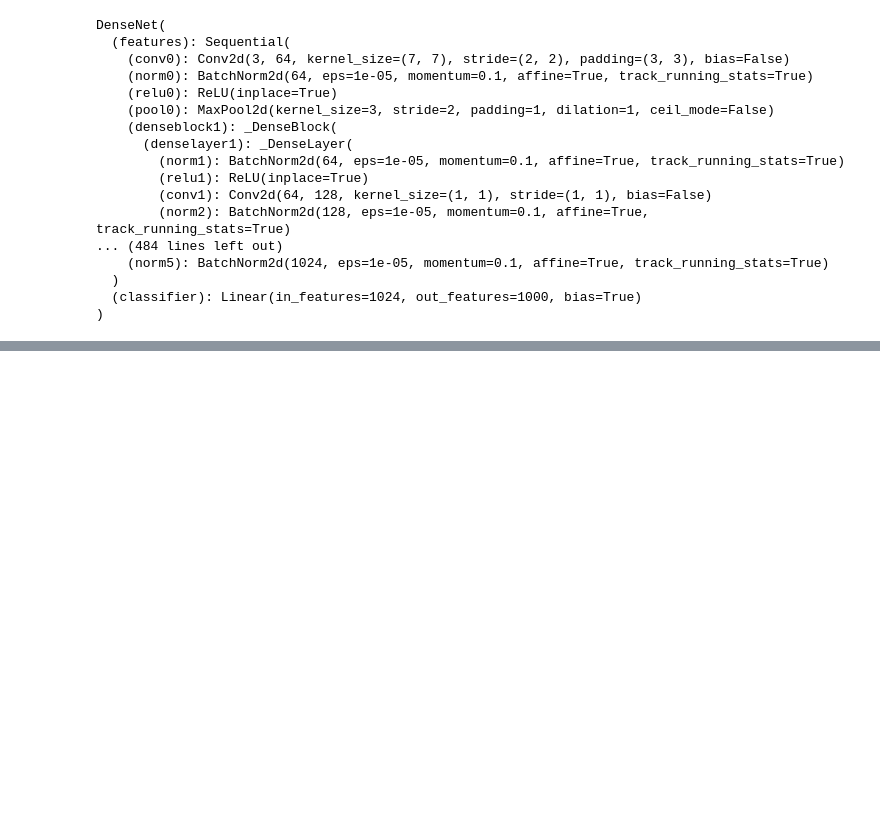
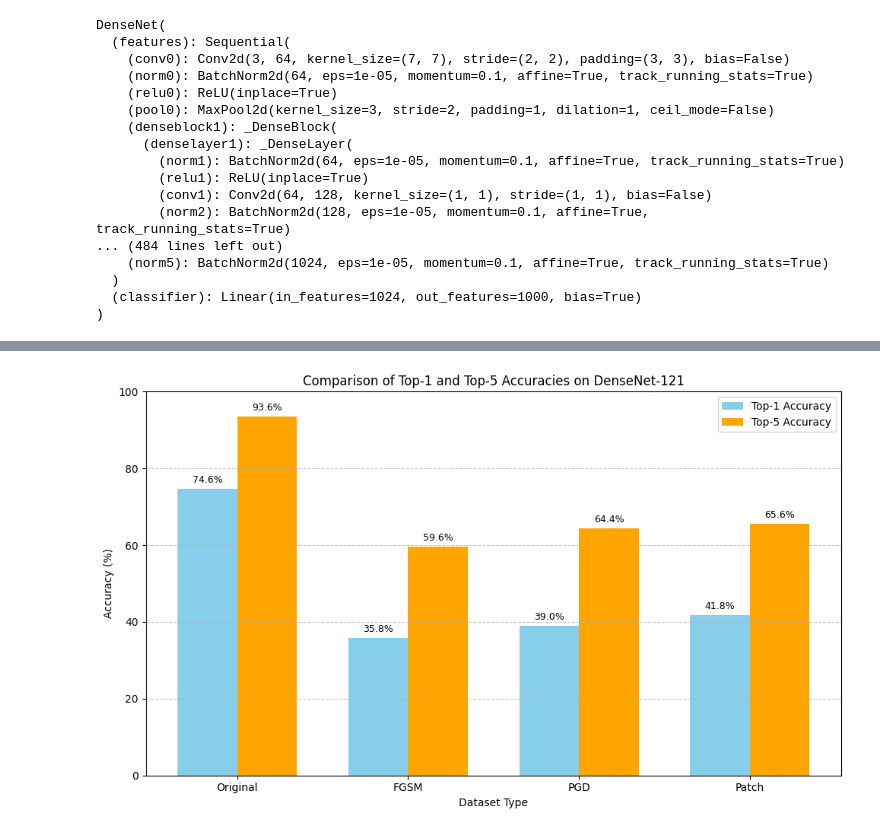
Before and after one commit to samridhsri/deep-learning-project-3, a Jupyter notebook: notebooks/task5.ipynb, the cells around one changed output, grey strips where cells are left out. Saved outputs shown, nothing was run; the diff lists cells and outputs as text; code cells hidden in the pictures; blank space fills up the shorter version.

Commit message:
Plot and markdown added to task 5

```diff
--- a/notebooks/task5.ipynb
+++ b/notebooks/task5.ipynb
@@ -172,0 +190,48 @@ Top-1: 42.00%   Top-5: 65.40%
+# %%
+import matplotlib.pyplot as plt
+
+# Evaluation results from model testing
+evaluation_results = {
+    "Original": (74.6, 93.6),
+    "FGSM": (35.8, 59.6),
+    "PGD": (39.0, 64.4),
+    "Patch": (41.8, 65.6)
+}
+
+
+# Extract dataset names and accuracy values
+datasets = list(evaluation_results.keys())
+top1_accuracies = [evaluation_results[ds][0] for ds in datasets]
+top5_accuracies = [evaluation_results[ds][1] for ds in datasets]
+
+# Bar width and positions
+x = range(len(datasets))
+bar_width = 0.35
+
+# Create the plot
+plt.figure(figsize=(10, 6))
+bars1 = plt.bar(x, top1_accuracies, width=bar_width, label='Top-1 Accuracy', color='skyblue')
+bars2 = plt.bar([i + bar_width for i in x], top5_accuracies, width=bar_width, label='Top-5 Accuracy', color='orange')
+
+# Annotate bars with values
+for bar in bars1:
+    height = bar.get_height()
+    plt.text(bar.get_x() + bar.get_width()/2.0, height + 1, f'{height:.1f}%', ha='center', va='bottom', fontsize=9)
+
+for bar in bars2:
+    height = bar.get_height()
+    plt.text(bar.get_x() + bar.get_width()/2.0, height + 1, f'{height:.1f}%', ha='center', va='bottom', fontsize=9)
+
+# Set plot details
+plt.xlabel('Dataset Type')
+plt.ylabel('Accuracy (%)')
+plt.title('Comparison of Top-1 and Top-5 Accuracies on DenseNet-121')
+plt.xticks([i + bar_width / 2 for i in x], datasets)
+plt.ylim(0, 100)
+plt.legend()
+plt.grid(axis='y', linestyle='--', alpha=0.7)
+
+plt.tight_layout()
+plt.show()
+# %% [output]
+[figure, added]
```
Also changed, not shown: parts of 11 cells of this notebook.
